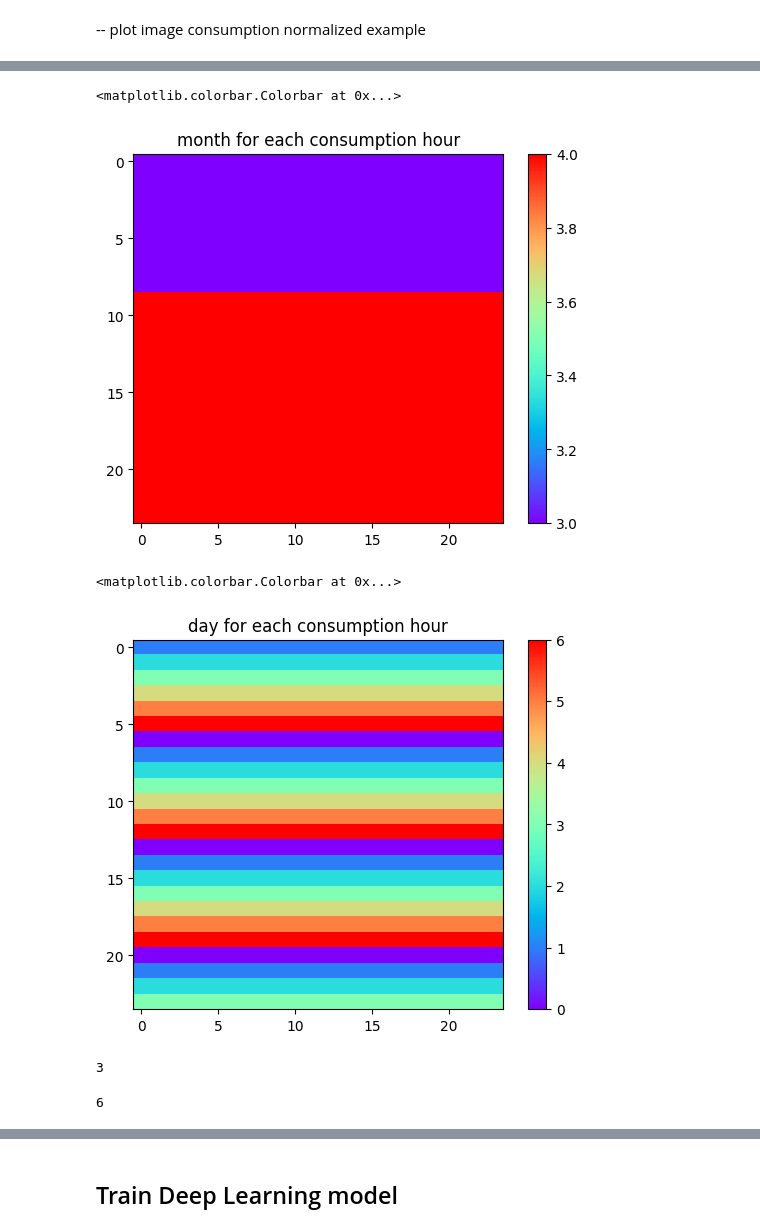
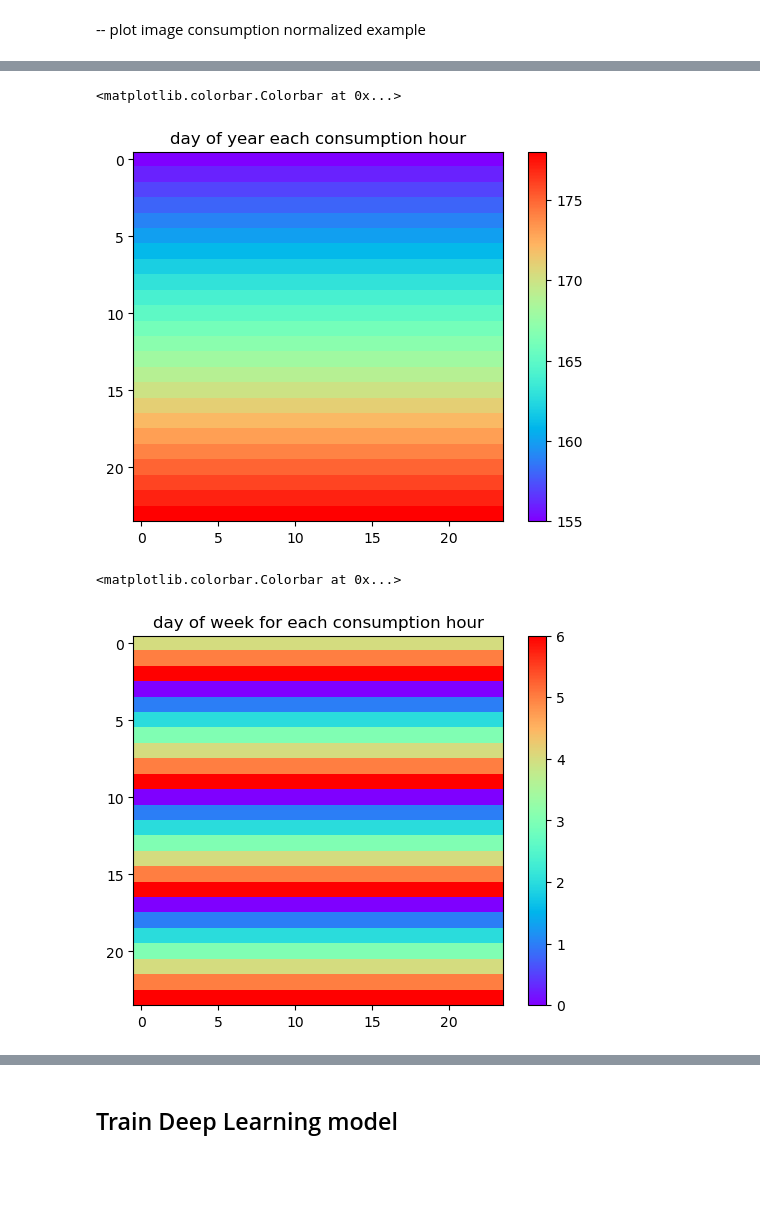
Before and after one commit to FranUrsus/TimeSeriesImaging, a Jupyter notebook: scripts/main.ipynb, the cells around one changed output, grey strips where cells are left out. Cells and saved outputs as stored; diff of their text form; code cells hidden in the pictures; blank space fills up the shorter version.

```diff
--- a/scripts/main.ipynb
+++ b/scripts/main.ipynb
@@ -537,0 +530,5 @@ days_for_consumption_days_test = pd.read_csv ("../data/days_for_consumption_days
+# %%
+for i in range(24):
+    day_of_year_for_consumption_days_test[days[i]]= day_of_year_for_consumption_days_test[days[i]].apply(filter_day_of_year)
+
+day_of_year_for_consumption_days_test
@@ -587,7 +598,7 @@ data_consumptions_nexd_day_train
 # %% [markdown]
 - example one image
 # %%
-dow_first_row = days_for_consumption_days_train.iloc[666].to_numpy()
+dow_first_row = days_for_consumption_days_train.iloc[0].to_numpy()
 dow_img = dow_first_row
 for i in range (0,23):
     dow_img = np.column_stack((dow_img,dow_first_row))
@@ -620,5 +631,5 @@ plt.colorbar()
 # %%
-month_first_row = month_for_consumption_days_train.iloc[666].to_numpy()
+month_first_row = day_of_year_for_consumption_days_train.iloc[0].to_numpy()
 month_img = month_first_row
 for i in range (0,23):
     month_img = np.column_stack((month_img,month_first_row))
@@ -743,30 +742,26 @@ plt.colorbar()
 # %%
-month_first_row = month_for_consumption_days_train.iloc[666].to_numpy()
+month_first_row = day_of_year_for_consumption_days_train.iloc[666].to_numpy()
 month_img = month_first_row
 for i in range (0,23):
     month_img = np.column_stack((month_img,month_first_row))
 
 
 plt.imshow(month_img,cmap = 'rainbow')
-plt.title("month for each consumption hour")
+plt.title("day of year each consumption hour")
 plt.colorbar()
 # %% [output]
 <matplotlib.colorbar.Colorbar at 0x...>
-[figure, old version]
+[figure, new version]
 # %%
 day_first_row = days_for_consumption_days_train.iloc[666].to_numpy()
 day_img = day_first_row
 for i in range (0,23):
     day_img = np.column_stack((day_img,day_first_row))
 
 
 plt.imshow(day_img,cmap = 'rainbow')
-plt.title("day for each consumption hour")
+plt.title("day of week for each consumption hour")
 plt.colorbar()
 # %% [output]
 <matplotlib.colorbar.Colorbar at 0x...>
-[figure, old version]
+[figure, new version]
-# %%
-month_img.min()
-# %% [output]
-3
@@ -777,4 +767,0 @@ dow_norm = (day_img)*0.1
-# %%
-dow_img.max()
-# %% [output]
-6
```
Also changed, not shown: parts of 173 cells of this notebook, 54 other files.
